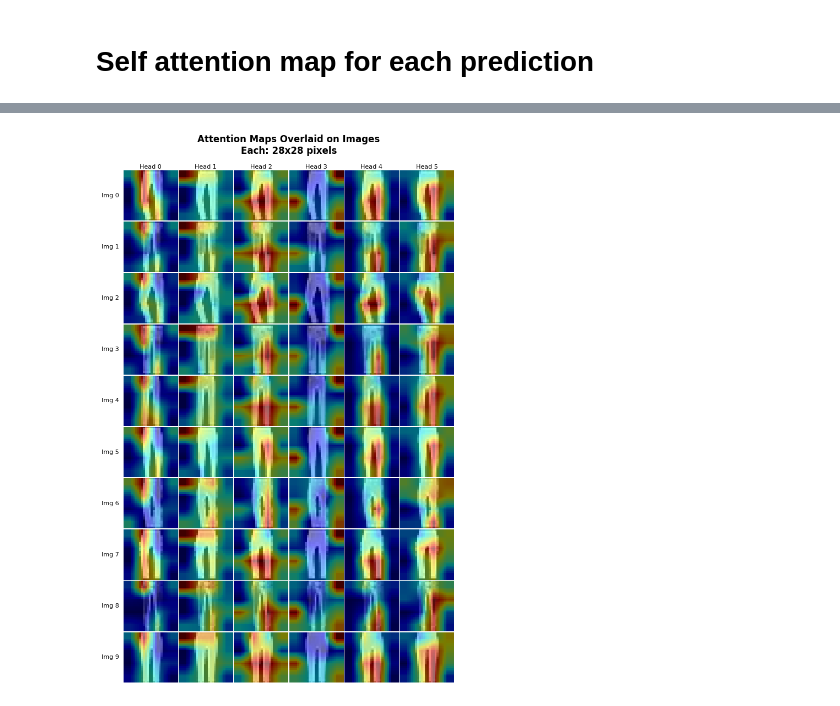
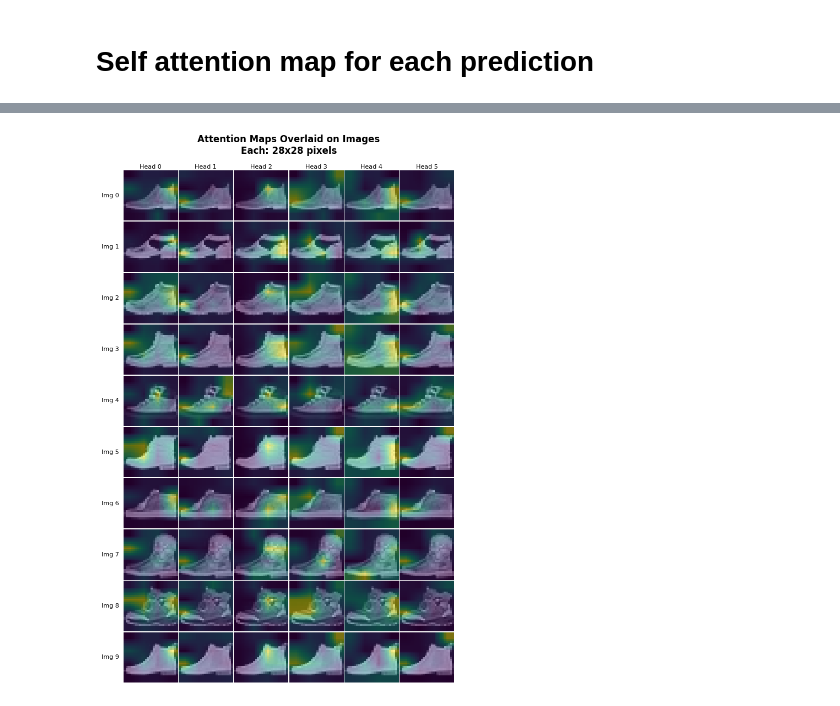
Before and after one commit to ngkel/crate_implementation, a Jupyter notebook: notebooks/crate_explained_fashion.ipynb, the cells around one changed output, grey strips where cells are left out. Cells and saved outputs as stored; diff of their text form; code cells hidden in the pictures.

```diff
--- a/notebooks/crate_explained_fashion.ipynb
+++ b/notebooks/crate_explained_fashion.ipynb
@@ -540,4 +651,6 @@ for block in model.crate.blocks:
 # %%
+coding_rate_list, sparsity_list, block_outputs_list, w_list = setup_model_hooks(model)
+
 # Visualize 5 predictions from test set
 model.eval()
 
@@ -724,9 +831,14 @@ import torch
 qkv_weights_1 = model.crate.blocks[0].mssa.qkv.weight.data.cpu().numpy()
 qkv_weights_8 = model.crate.blocks[-1].mssa.qkv.weight.data.cpu().numpy()
 
-# Compute autocorrelation for both
-autocorr_matrix_1 = np.corrcoef(qkv_weights_1)
-autocorr_matrix_8 = np.corrcoef(qkv_weights_8)
+# Normalize each column (z-score normalization: subtract mean, divide by std)
+# Transpose so columns become rows for np.corrcoef
+qkv_weights_1_normalized = (qkv_weights_1 - qkv_weights_1.mean(axis=0)) / (qkv_weights_1.std(axis=0) + 1e-8)
+qkv_weights_8_normalized = (qkv_weights_8 - qkv_weights_8.mean(axis=0)) / (qkv_weights_8.std(axis=0) + 1e-8)
+
+# Compute autocorrelation for both (transpose so columns are treated as variables)
+autocorr_matrix_1 = np.corrcoef(qkv_weights_1_normalized.T)
+autocorr_matrix_8 = np.corrcoef(qkv_weights_8_normalized.T)
 
 fig, axes = plt.subplots(1, 2, figsize=(12, 5))  # 1 row, 2 columns
 
@@ -738,7 +850,7 @@ axes[0].set_ylabel("Weight Index")
 plt.colorbar(im1, ax=axes[0], fraction=0.046, pad=0.04)
 
 im2 = axes[1].imshow(autocorr_matrix_8, cmap='Blues', aspect='auto', vmin=vmin, vmax=vmax)
-axes[1].set_title("Autocorrelation Matrix\nMSSA QKV Weights (Block 8)")
+axes[1].set_title(f"Autocorrelation Matrix\nMSSA QKV Weights (Block {i+1})")
 axes[1].set_xlabel("Weight Index")
 axes[1].set_ylabel("Weight Index")
 plt.colorbar(im2, ax=axes[1], fraction=0.046, pad=0.04)
@@ -856,47 +1028,19 @@ Upsampled to image size: torch.Size([10, 6, 28, 28])
 # %%
-# Visualize attention maps overlaid on images in a grid
-# Get actual number of heads from model
-num_heads_viz = model.crate.blocks[0].mssa.heads
-num_images = attention_upsampled_np.shape[0]
-print(f"Visualizing {num_images} images with {num_heads_viz} attention heads")
+coding_rate_list, sparsity_list, block_outputs_list, w_list = setup_model_hooks(model)
 
-# Grid: num_images rows (one per image) × num_heads columns (one per attention head)
-# Each subplot will display a 28x28 image (1 pixel = 1 display pixel if dpi set accordingly)
-fig, axes = plt.subplots(num_images, num_heads_viz, figsize=(num_heads_viz, num_images), dpi=100)
+# Select a batch of 10 images of class 9 from the test set
+num_samples = 10
+class_idx = 9
 
-# Ensure axes is 2D array for consistent indexing
-if num_images == 1:
-    axes = np.expand_dims(axes, axis=0)
-if num_heads_viz == 1:
-    axes = np.expand_dims(axes, axis=1)
+# Get indices of test dataset for class 9
+indices_class9 = [i for i, (_, label) in enumerate(test_dataset) if label == class_idx][:num_samples]
+images = torch.stack([test_dataset[i][0] for i in indices_class9]).to(device)
 
-for i in range(num_images):
-    for j in range(num_heads_viz):
-        ax = axes[i, j]
+with torch.no_grad():
+    outputs = model(images)
 
-        # Display base grayscale image
-        ax.imshow(images_denorm_np[i], cmap='gray', aspect='auto', interpolation='nearest', vmin=0, vmax=1)
-
-        # Overlay attention map as a colored heatmap, 28x28
-        attention_map = attention_upsampled_np[i, j]
-        attention_normalized = (attention_map - attention_map.min()) / (attention_map.max() - attention_map.min() + 1e-8)
-        ax.imshow(attention_normalized, cmap='jet', alpha=0.5, aspect='auto', interpolation='nearest', vmin=0, vmax=1)
-
-        # Remove axes/ticks for a tight 28x28 visualization
-        ax.set_xticks([])
-        ax.set_yticks([])
-        ax.axis('off')
-
-        # Add head labels to top row
-        if i == 0:
-            ax.set_title(f'Head {j}', fontsize=8, pad=2)
-        # Add image index to leftmost column
-        if j == 0:
-            ax.text(-0.08, 0.5, f'Img {i}', transform=ax.transAxes,
-                   fontsize=8, ha='right', va='center', rotation=0)
-
-plt.subplots_adjust(wspace=0.02, hspace=0.02, left=0, right=1, top=0.93, bottom=0)
-plt.suptitle('Attention Maps Overlaid on Images\nEach: 28x28 pixels',
-             fontsize=12, fontweight='bold', y=0.995)
-plt.show()
+attention_upsampled, attention_upsampled_np, images_denorm_np = visualize_cls_attention_maps(
+    w_list, images, model_config,
+    mean=0.2860, std=0.3530, verbose=True, show_plot=True
+)
 # %% [output]
@@ -903,2 +1063,2 @@ plt.show()
 Visualizing 10 images with 6 attention heads
-[figure, old version]
+[figure, new version]
```
Also changed, not shown: parts of 47 cells of this notebook, 5 other files.
